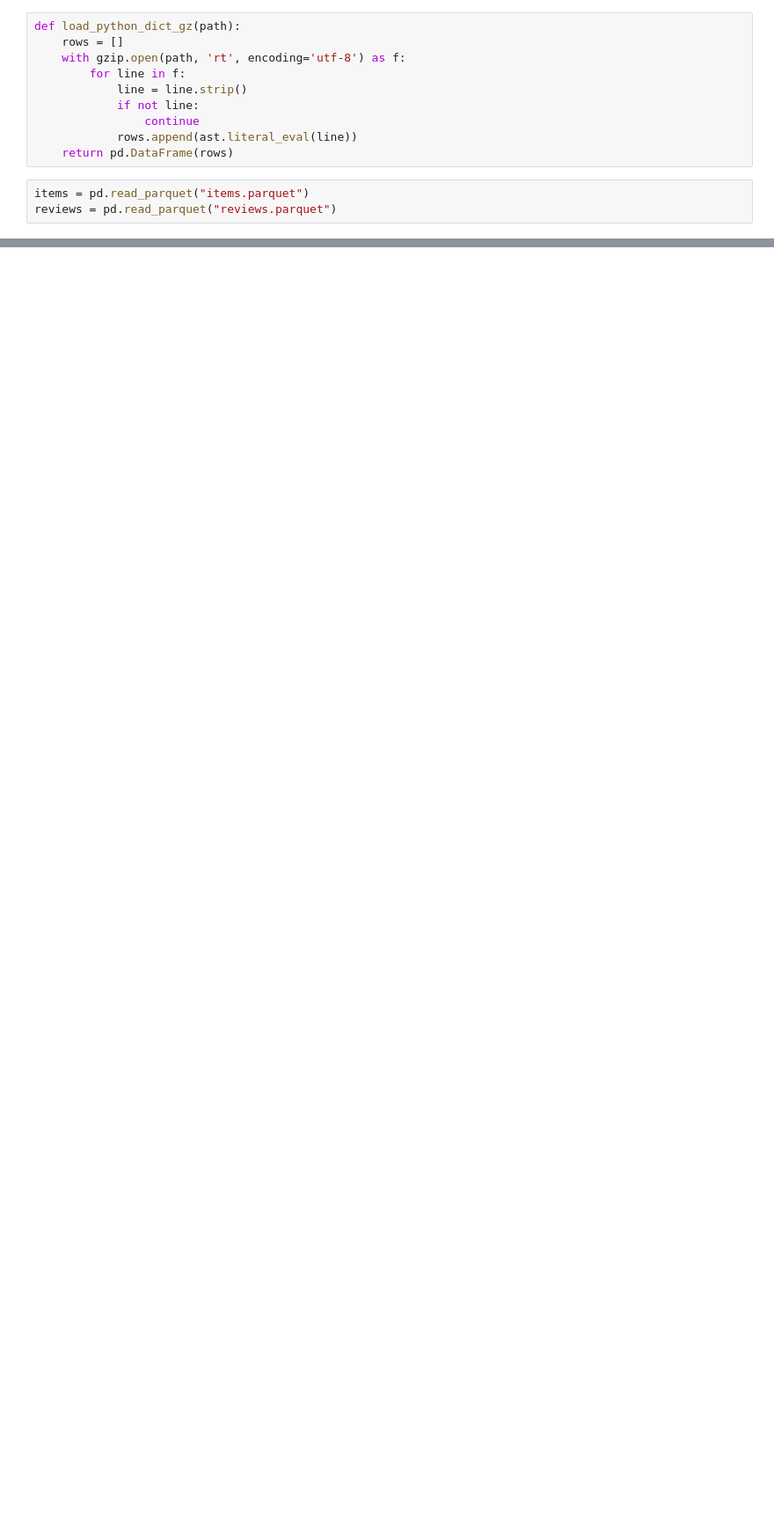
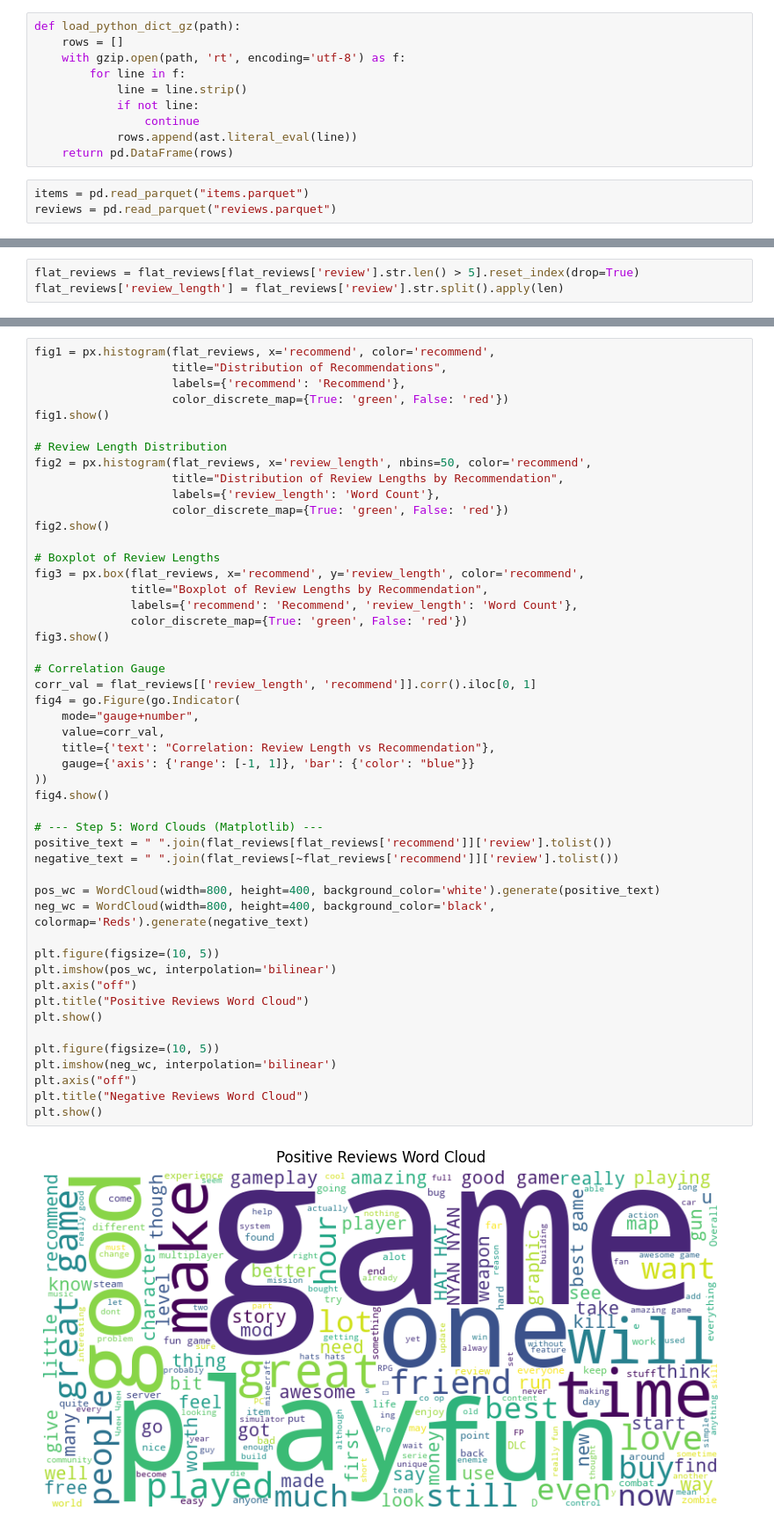
Before and after one commit to Kevin-Wu-12/CSE158-Assignment-2, a Jupyter notebook: analysis.ipynb, the cells around one changed output, grey strips where cells are left out. Shown at 88% size. Cells and saved outputs as stored; diff of their text form; blank space fills up the shorter version.

```diff
--- a/analysis.ipynb
+++ b/analysis.ipynb
@@ -37,0 +93,3 @@ items
+# %%
+flat_reviews = flat_reviews[flat_reviews['review'].str.len() > 5].reset_index(drop=True)
+flat_reviews['review_length'] = flat_reviews['review'].str.split().apply(len)
@@ -37,0 +113,51 @@ items
+# %%
+fig1 = px.histogram(flat_reviews, x='recommend', color='recommend',
+                    title="Distribution of Recommendations",
+                    labels={'recommend': 'Recommend'},
+                    color_discrete_map={True: 'green', False: 'red'})
+fig1.show()
+
+# Review Length Distribution
+fig2 = px.histogram(flat_reviews, x='review_length', nbins=50, color='recommend',
+                    title="Distribution of Review Lengths by Recommendation",
+                    labels={'review_length': 'Word Count'},
+                    color_discrete_map={True: 'green', False: 'red'})
+fig2.show()
+
+# Boxplot of Review Lengths
+fig3 = px.box(flat_reviews, x='recommend', y='review_length', color='recommend',
+              title="Boxplot of Review Lengths by Recommendation",
+              labels={'recommend': 'Recommend', 'review_length': 'Word Count'},
+              color_discrete_map={True: 'green', False: 'red'})
+fig3.show()
+
+# Correlation Gauge
+corr_val = flat_reviews[['review_length', 'recommend']].corr().iloc[0, 1]
+fig4 = go.Figure(go.Indicator(
+    mode="gauge+number",
+    value=corr_val,
+    title={'text': "Correlation: Review Length vs Recommendation"},
+    gauge={'axis': {'range': [-1, 1]}, 'bar': {'color': "blue"}}
+))
+fig4.show()
+
+# --- Step 5: Word Clouds (Matplotlib) ---
+positive_text = " ".join(flat_reviews[flat_reviews['recommend']]['review'].tolist())
+negative_text = " ".join(flat_reviews[~flat_reviews['recommend']]['review'].tolist())
+
+pos_wc = WordCloud(width=800, height=400, background_color='white').generate(positive_text)
+neg_wc = WordCloud(width=800, height=400, background_color='black', colormap='Reds').generate(negative_text)
+
+plt.figure(figsize=(10, 5))
+plt.imshow(pos_wc, interpolation='bilinear')
+plt.axis("off")
+plt.title("Positive Reviews Word Cloud")
+plt.show()
+
+plt.figure(figsize=(10, 5))
+plt.imshow(neg_wc, interpolation='bilinear')
+plt.axis("off")
+plt.title("Negative Reviews Word Cloud")
+plt.show()
+# %% [output]
+[figure, added]
```
Also changed, not shown: parts of 17 cells of this notebook.
